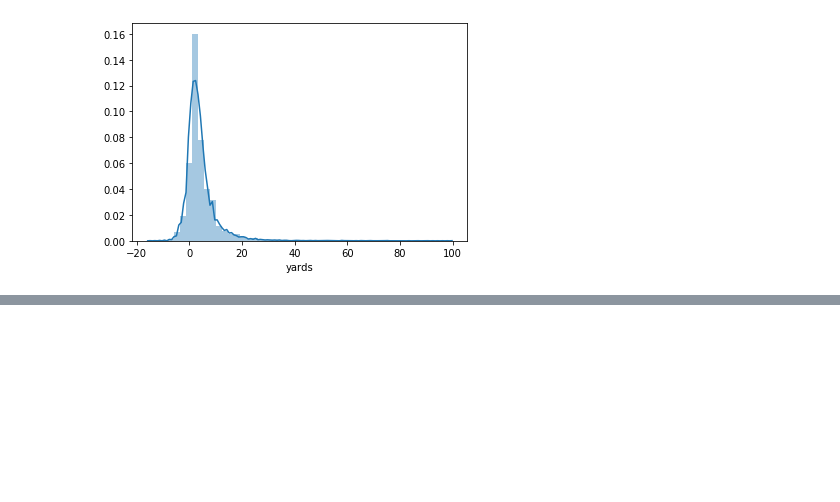
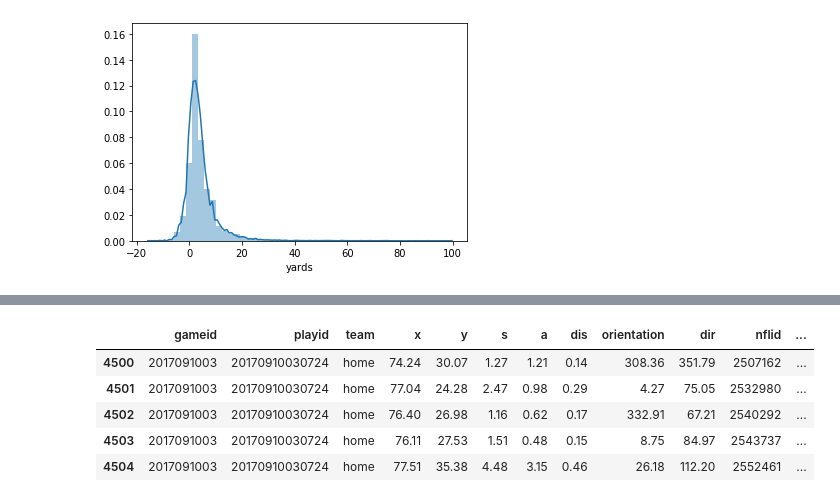
Before and after one commit to MaloneyJason/Rush-Yards, a Jupyter notebook: Yard Prediction Exploration.ipynb, the cells around one changed output, grey strips where cells are left out. Saved outputs shown, nothing was run; the diff lists cells and outputs as text; code cells hidden in the pictures; blank space fills up the shorter version.

```diff
--- a/Yard Prediction Exploration.ipynb
+++ b/Yard Prediction Exploration.ipynb
@@ -216,14 +216,16 @@ for pers in oi:
 
 # in the future - values of 0 OL = 11 - (sum(wr,rb,te)+1(qb))
 # %%
-# count position
-data["ol"] = data["defensepersonnel"].str.extract(pat="([1-9] OL)")
-data["ol"] = data["ol"].str.extract(pat="([1-9])")
+# count defensive position
+# differentiate defensive ol and offensive ol - JM
+data["ol_d"] = data["defensepersonnel"].str.extract(pat="([1-9] OL)")
+data["ol_d"] = data["ol_d"].str.extract(pat="([1-9])")
 data["dl"] = data["defensepersonnel"].str.extract(pat="([1-9] DL)")
 data["dl"] = data["dl"].str.extract(pat="([1-9])")
 data["lb"] = data["defensepersonnel"].str.extract(pat="([1-9] LB)")
 data["lb"] = data["lb"].str.extract(pat="([1-9])")
 data["db"] = data["defensepersonnel"].str.extract(pat="([1-9] DB)")
 data["db"] = data["db"].str.extract(pat="([1-9])")
-data["rb"] = data["defensepersonnel"].str.extract(pat="([1-9] RB)")
-data["rb"] = data["rb"].str.extract(pat="([1-9])")
+# differentiate defensive rb and offensive rb - JM
+data["rb_d"] = data["defensepersonnel"].str.extract(pat="([1-9] RB)")
+data["rb_d"] = data["rb_d"].str.extract(pat="([1-9])")
@@ -238,0 +252,10 @@ data["rb"] = data["rb"].str.extract(pat="([1-9])")
+# %%
+pd.set_option('max_columns', None)
+data[4500:4505]
+# %% [output]
+|  | gameid | playid | team | x | y | s | a | dis | orientation | dir | nflid | ... |
+| 4500 | 2017091003 | 20170910030724 | home | 74.24 | 30.07 | 1.27 | 1.21 | 0.14 | 308.36 | 351.79 | 2507162 | ... |
+| 4501 | 2017091003 | 20170910030724 | home | 77.04 | 24.28 | 2.47 | 0.98 | 0.29 | 4.27 | 75.05 | 2532980 | ... |
+| 4502 | 2017091003 | 20170910030724 | home | 76.40 | 26.98 | 1.16 | 0.62 | 0.17 | 332.91 | 67.21 | 2540292 | ... |
+| 4503 | 2017091003 | 20170910030724 | home | 76.11 | 27.53 | 1.51 | 0.48 | 0.15 | 8.75 | 84.97 | 2543737 | ... |
+| 4504 | 2017091003 | 20170910030724 | home | 77.51 | 35.38 | 4.48 | 3.15 | 0.46 | 26.18 | 112.20 | 2552461 | ... |
```
Also changed, not shown: parts of 7 cells of this notebook.
